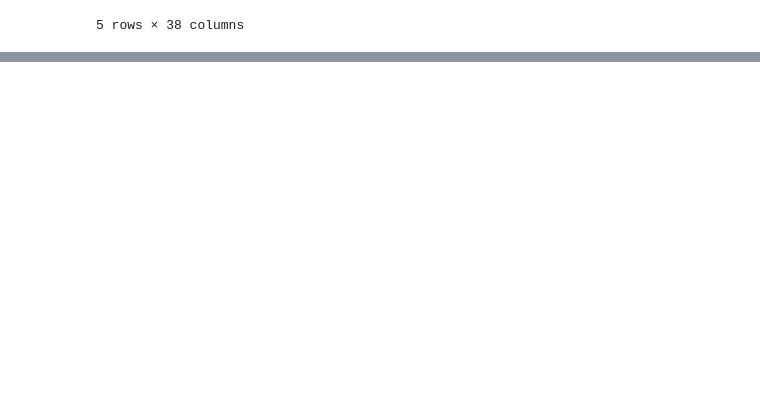
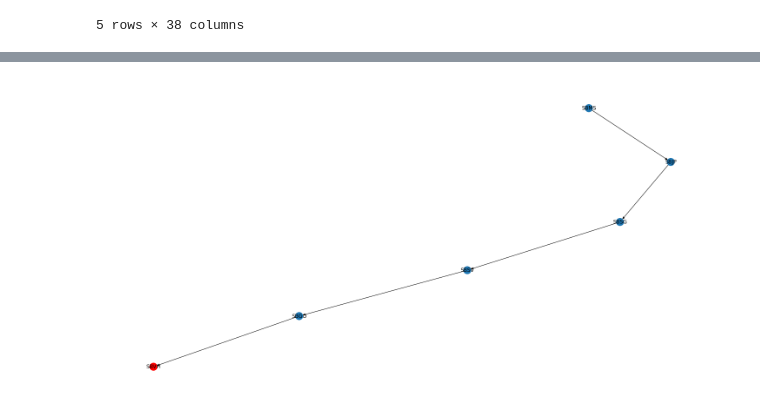
Before and after one commit to projeto-de-algoritmos/Grafos1_AirlineRoutes, a Jupyter notebook: AirlineRoutes.ipynb, the cells around one changed output, grey strips where cells are left out. Cells and saved outputs as stored; diff of their text form; code cells hidden in the pictures; blank space fills up the shorter version.

```diff
--- a/AirlineRoutes.ipynb
+++ b/AirlineRoutes.ipynb
@@ -85,6 +96,7 @@ def bfs(graph, source, destiny):
     visited = {}
     queue = []
     traversal_tree = {}
+    parent = {}
 
     queue.append(source)
     visited[source] = True
@@ -94,7 +106,7 @@ def bfs(graph, source, destiny):
         traversal_tree[node] = []
 
         if node == destiny:
-            return traversal_tree
+            return backtrace(parent, source, destiny),traversal_tree
 
         for v in graph[node]:
             if v not in visited.keys():
@@ -103,6 +115,7 @@ def bfs(graph, source, destiny):
                     queue.append(v)
 
                     traversal_tree[node].append(v)
+                    parent[v] = node
 # %%
 source = 'SBMS'
 destiny = 'SBVH'
@@ -129,0 +201,22 @@ traversal_tree
+# %%
+path_graph = nx.DiGraph()
+
+path_graph.add_nodes_from(path.keys())
+
+path_color_map = []
+for node in path.keys():
+    if node == source:
+        path_color_map.append('green')
+    else:
+        path_color_map.append('#1f78b4')
+
+path_color_map.append('red')
+
+for s in path.keys():
+    path_graph.add_edge(s, path[s])
+
+plt.figure(4,figsize=(20,10))
+
+nx.draw(path_graph, node_color=path_color_map, with_labels=True)
+# %% [output]
+[figure, added]
```
Also changed, not shown: parts of 9 cells of this notebook.
